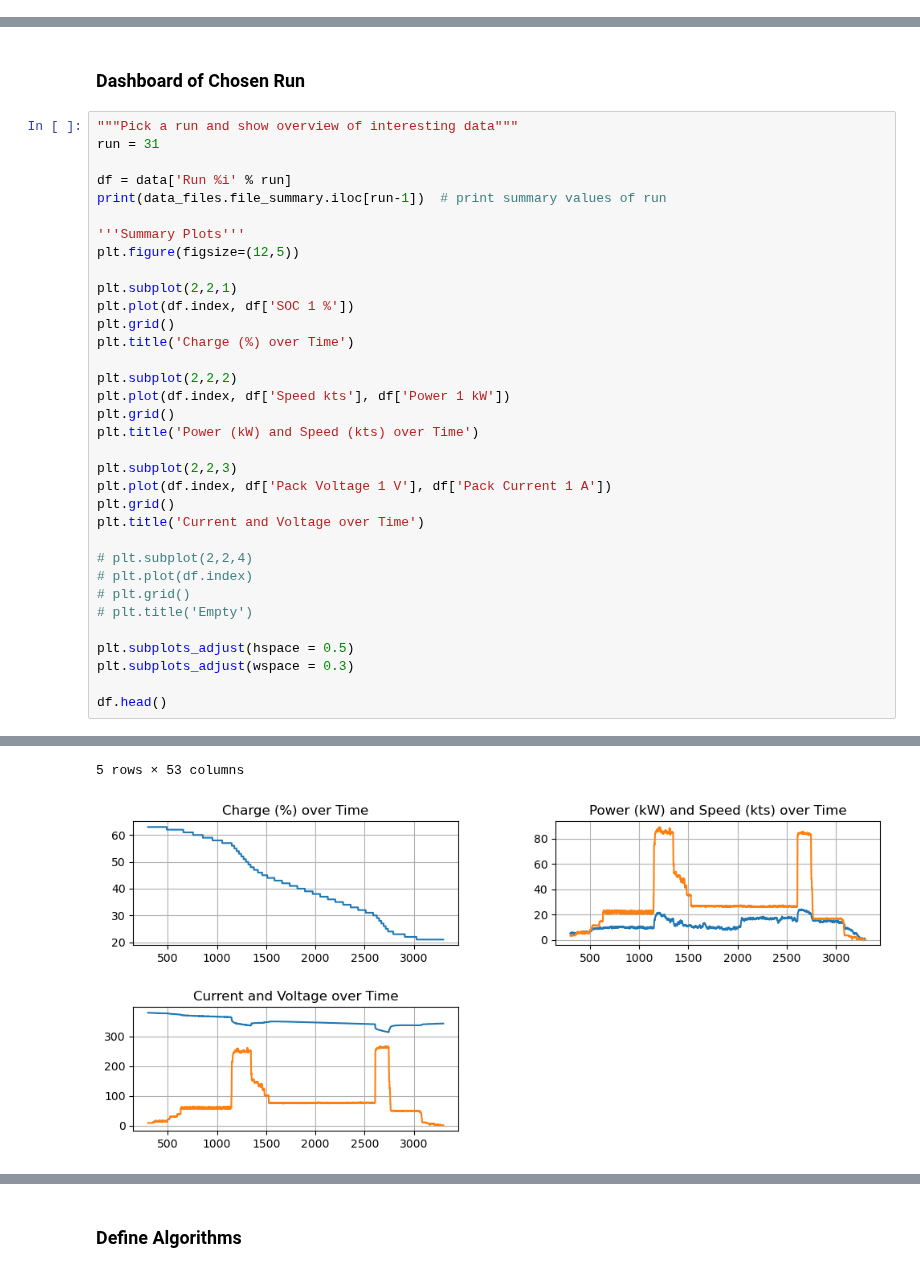
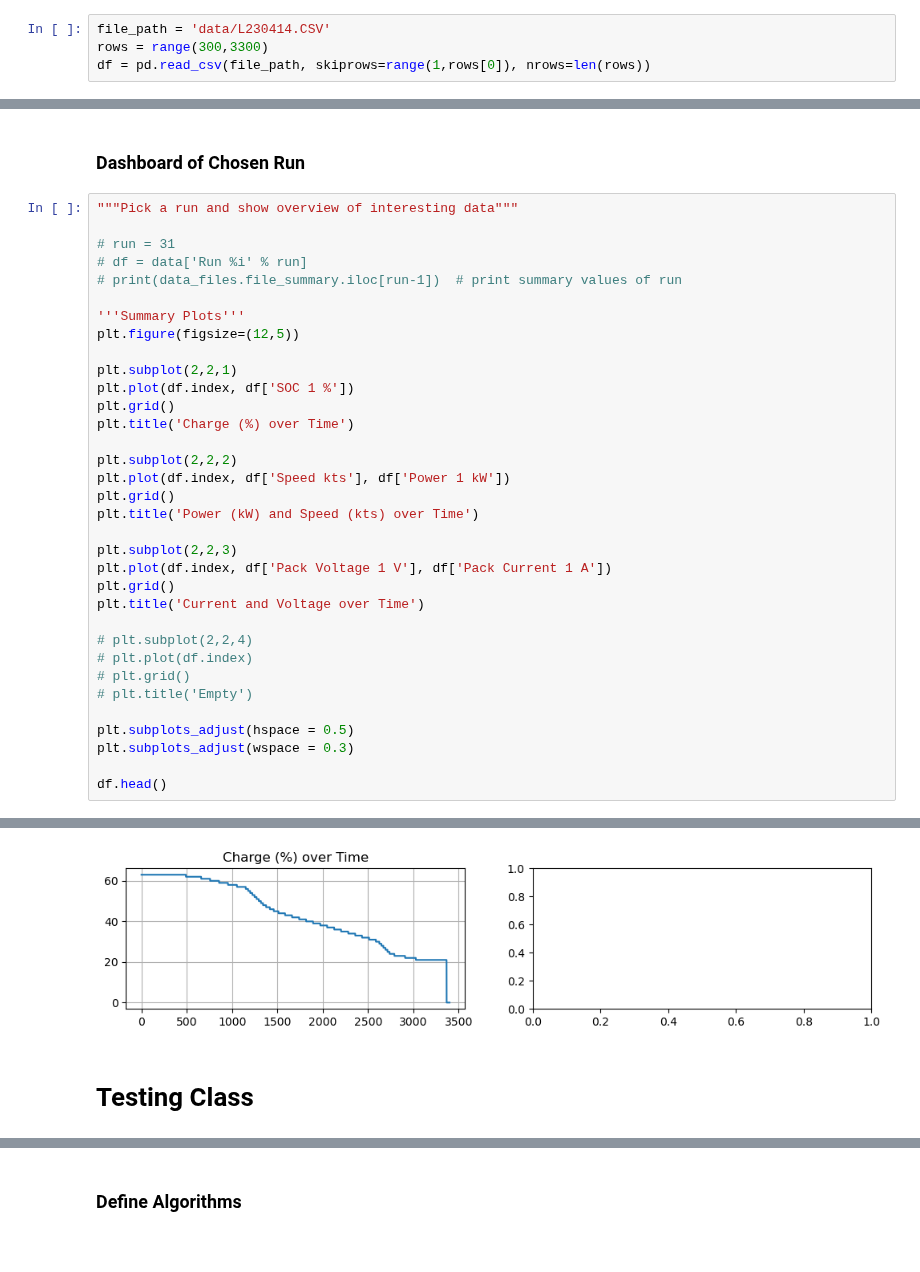
Before and after one commit to eliu420/photon-range-estimator, a Jupyter notebook: test_loop.ipynb, the cells around one changed output, grey strips where cells are left out. Saved outputs shown, nothing was run; the diff lists cells and outputs as text.

Commit message:
fixed skiprows issue on file import

```diff
--- a/test_loop.ipynb
+++ b/test_loop.ipynb
@@ -52,0 +21,4 @@ data_files.file_summary
+# %%
+file_path = 'data/L230414.CSV'
+rows = range(300,3300)
+df = pd.read_csv(file_path, skiprows=range(1,rows[0]), nrows=len(rows))
@@ -54,10 +40,10 @@ data_files.file_summary
 ### Dashboard of Chosen Run
 # %%
 """Pick a run and show overview of interesting data"""
-run = 31
 
-df = data['Run %i' % run]
-print(data_files.file_summary.iloc[run-1])  # print summary values of run
+# run = 31
+# df = data['Run %i' % run]
+# print(data_files.file_summary.iloc[run-1])  # print summary values of run
 
 '''Summary Plots'''
 plt.figure(figsize=(12,5))
@@ -105,2 +77,3 @@ Name: 30, dtype: object
-5 rows × 53 columns
-[figure, old version]
+[figure, new version]
+# %% [markdown]
+# Testing Class
```
Also changed, not shown: parts of 11 cells of this notebook, 1 other file.
